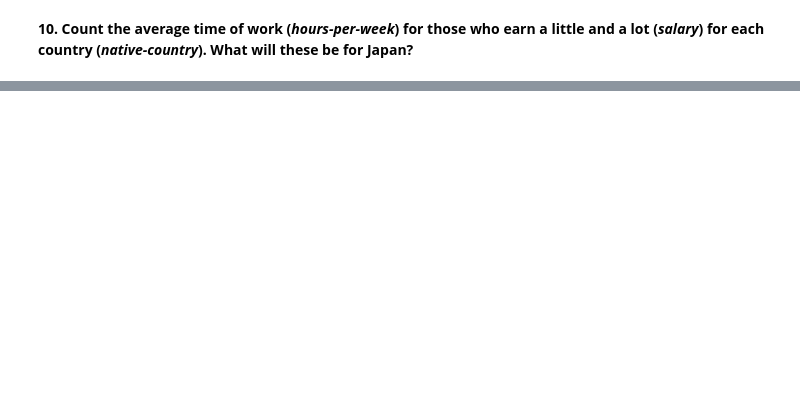
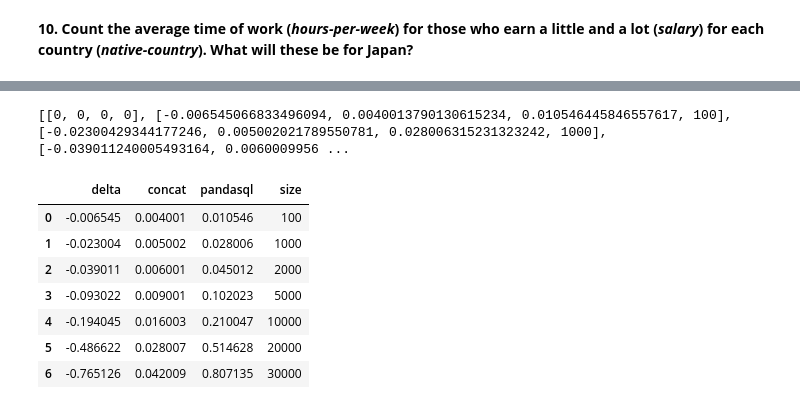
Before and after one commit to hexagramg/tmo, a Jupyter notebook: lab2/assignment01_pandas_uci_adult.ipynb, the cells around one changed output, grey strips where cells are left out. Saved outputs shown, nothing was run; the diff lists cells and outputs as text; code cells hidden in the pictures; blank space fills up the shorter version.

```diff
--- a/lab2/assignment01_pandas_uci_adult.ipynb
+++ b/lab2/assignment01_pandas_uci_adult.ipynb
@@ -165,0 +221,46 @@ data[(data['salary']=='>50K') & (data['marital-status'].str.contains('Married'))
+# %%
+def concTime(dfs, length):
+    start = time.time()
+    result = pd.concat([dfs[0][:length], dfs[1][:length]], ignore_index=True, sort=False).dropna()
+    end = time.time()
+    result = result
+    return end - start
+# %%
+def joinTime(dfs, length):
+    datae = dfs[0][:length]
+    datad = dfs[1][:length]
+    q = """
+    SELECT *
+    FROM (select * from datae) as e
+    join (select * from datad) as d on d.indexx = e.indexx
+    ;
+    """
+    start = time.time()
+    result = sqldf(q, locals())
+    end = time.time()
+    return end - start
+# %%
+def concdfTest(dfs, length):
+    timeP = concTime(dfs,length)
+    timeS = joinTime(dfs,length)
+    return [timeP - timeS,timeP,timeS]
+# %%
+def comparisonJoin():
+    comp = (100,1000,2000,5000,10000,20000,30000)
+    results = [[0,0,0,0]]
+    for i in comp:
+        results += [concdfTest((dataLeft,dataRight),i)+[i]]
+    return results[1:]
+# %%
+dd = pd.DataFrame(comparisonJoin(), columns=['delta','concat','pandasql','size'])
+dd
+# %% [output]
+[[0, 0, 0, 0], [-0.006545066833496094, 0.0040013790130615234, 0.010546445846557617, 100], [-0.02300429344177246, 0.005002021789550781, 0.028006315231323242, 1000], [-0.039011240005493164, 0.0060009956 ...
+|  | delta | concat | pandasql | size |
+| 0 | -0.006545 | 0.004001 | 0.010546 | 100 |
+| 1 | -0.023004 | 0.005002 | 0.028006 | 1000 |
+| 2 | -0.039011 | 0.006001 | 0.045012 | 2000 |
+| 3 | -0.093022 | 0.009001 | 0.102023 | 5000 |
+| 4 | -0.194045 | 0.016003 | 0.210047 | 10000 |
+| 5 | -0.486622 | 0.028007 | 0.514628 | 20000 |
+| 6 | -0.765126 | 0.042009 | 0.807135 | 30000 |
```
Also changed, not shown: parts of 19 cells of this notebook.
